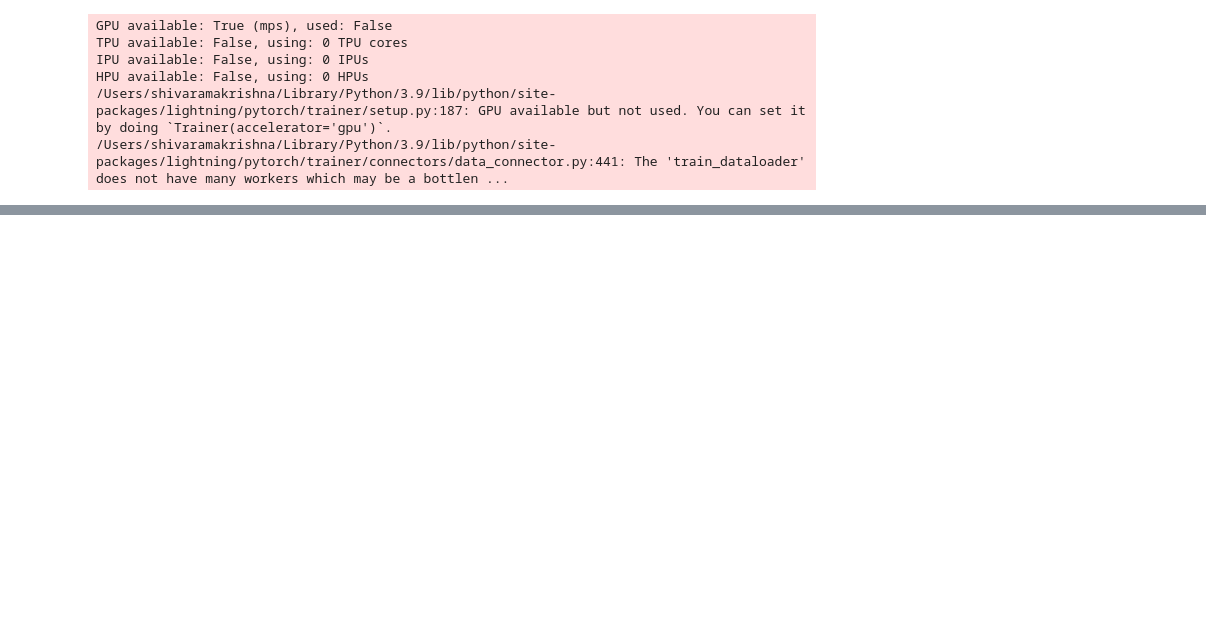
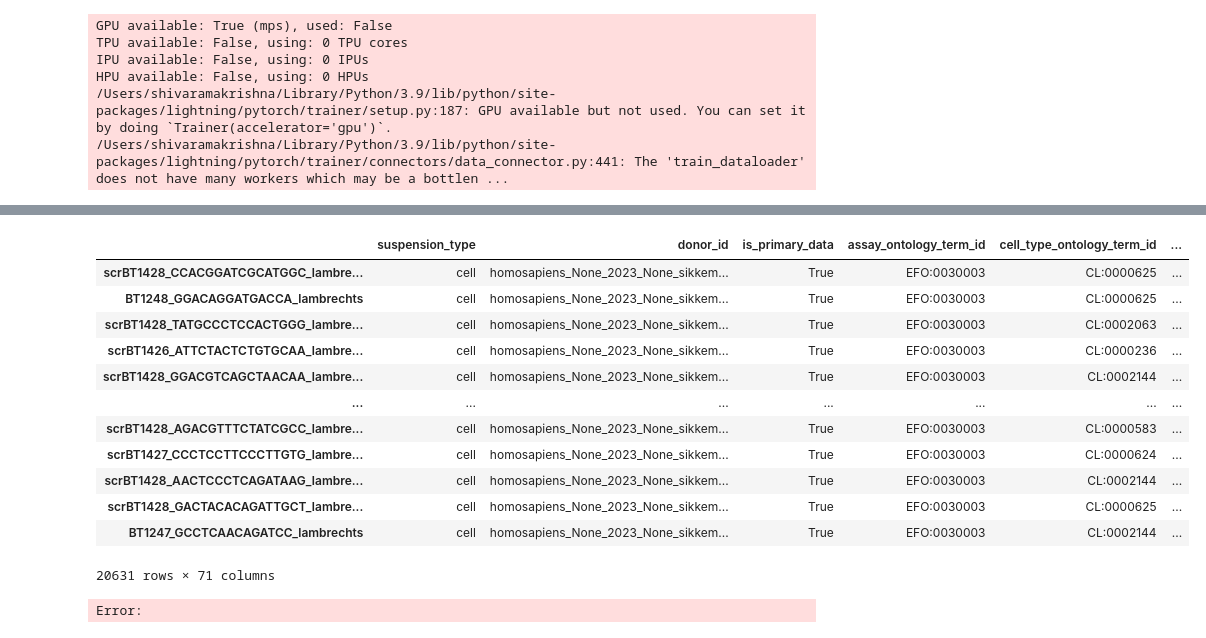
Before and after one commit to archana-b24/sc-spatial-analysis, a Jupyter notebook: 02_doublet_removal.ipynb, the cells around one changed output, grey strips where cells are left out. Saved outputs shown, nothing was run; the diff lists cells and outputs as text; code cells hidden in the pictures; blank space fills up the shorter version.

```diff
--- a/02_doublet_removal.ipynb
+++ b/02_doublet_removal.ipynb
@@ -91,0 +75,21 @@ NameError: name 'sclcCells' is not defined
+# %%
+doublets = doubletPredict[(doubletPredict.prediction == 'doublet') & (doubletPredict.predDif > 1)]
+# %%
+sclcCells_Full = sc.read_h5ad('hlca/sclcCells.h5ad')
+sclcCells_Full.obs['doublet'] = sclcCells_Full.obs.index.isin(doublets.index)
+# %%
+sclcCells_Full.obs
+# %% [output]
+|  | suspension_type | donor_id | is_primary_data | assay_ontology_term_id | cell_type_ontology_term_id | ... |
+| scrBT1428_CCACGGATCGCATGGC_lambre... | cell | homosapiens_None_2023_None_sikkem... | True | EFO:0030003 | CL:0000625 | ... |
+| BT1248_GGACAGGATGACCA_lambrechts | cell | homosapiens_None_2023_None_sikkem... | True | EFO:0030003 | CL:0000625 | ... |
+| scrBT1428_TATGCCCTCCACTGGG_lambre... | cell | homosapiens_None_2023_None_sikkem... | True | EFO:0030003 | CL:0002063 | ... |
+| scrBT1426_ATTCTACTCTGTGCAA_lambre... | cell | homosapiens_None_2023_None_sikkem... | True | EFO:0030003 | CL:0000236 | ... |
+| scrBT1428_GGACGTCAGCTAACAA_lambre... | cell | homosapiens_None_2023_None_sikkem... | True | EFO:0030003 | CL:0002144 | ... |
+| ... | ... | ... | ... | ... | ... | ... |
+| scrBT1428_AGACGTTTCTATCGCC_lambre... | cell | homosapiens_None_2023_None_sikkem... | True | EFO:0030003 | CL:0000583 | ... |
+| scrBT1427_CCCTCCTTCCCTTGTG_lambre... | cell | homosapiens_None_2023_None_sikkem... | True | EFO:0030003 | CL:0000624 | ... |
+| scrBT1428_AACTCCCTCAGATAAG_lambre... | cell | homosapiens_None_2023_None_sikkem... | True | EFO:0030003 | CL:0002144 | ... |
+| scrBT1428_GACTACACAGATTGCT_lambre... | cell | homosapiens_None_2023_None_sikkem... | True | EFO:0030003 | CL:0000625 | ... |
+| BT1247_GCCTCAACAGATCC_lambrechts | cell | homosapiens_None_2023_None_sikkem... | True | EFO:0030003 | CL:0002144 | ... |
+20631 rows × 71 columns
@@ -92,2 +98,4 @@ NameError: name 'sclcCells' is not defined
 # %%
-sclcCells.write_h5ad('sclcCells_GeneNames.h5ad')
+sclcCells_Full.write_h5ad('sclcSinglets.h5ad')
+# %% [output]
+Error:
```
Also changed, not shown: parts of 10 cells of this notebook, 10 other files.
